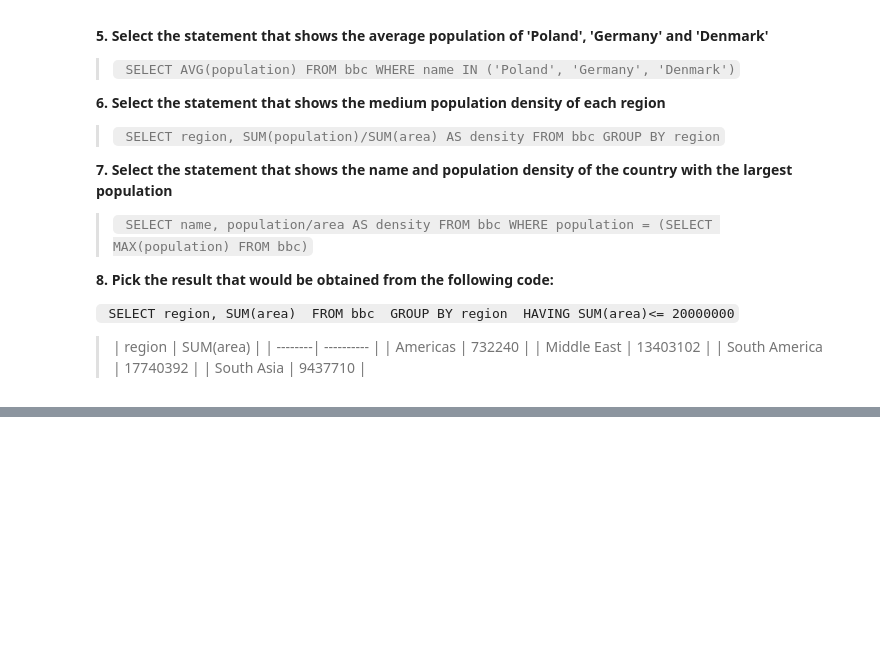
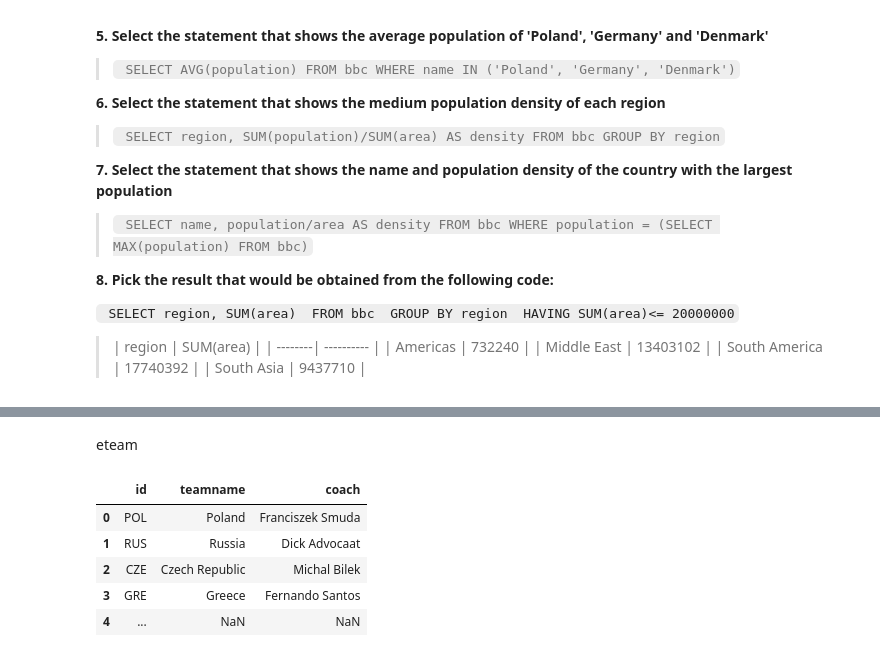
Before and after one commit to aliciag92/SQL-notes, a Jupyter notebook: sql_zoo_practice.ipynb, the cells around one changed output, grey strips where cells are left out. Saved outputs shown, nothing was run; the diff lists cells and outputs as text; code cells hidden in the pictures; blank space fills up the shorter version.

```diff
--- a/sql_zoo_practice.ipynb
+++ b/sql_zoo_practice.ipynb
@@ -1202,0 +1232,12 @@ pd.read_clipboard()
+# %% [markdown]
+eteam
+# %%
+#eteam table
+pd.read_clipboard()
+# %% [output]
+|  | id | teamname | coach |
+| 0 | POL | Poland | Franciszek Smuda |
+| 1 | RUS | Russia | Dick Advocaat |
+| 2 | CZE | Czech Republic | Michal Bilek |
+| 3 | GRE | Greece | Fernando Santos |
+| 4 | ... | NaN | NaN |
```
Also changed, not shown: parts of 4 cells of this notebook.
